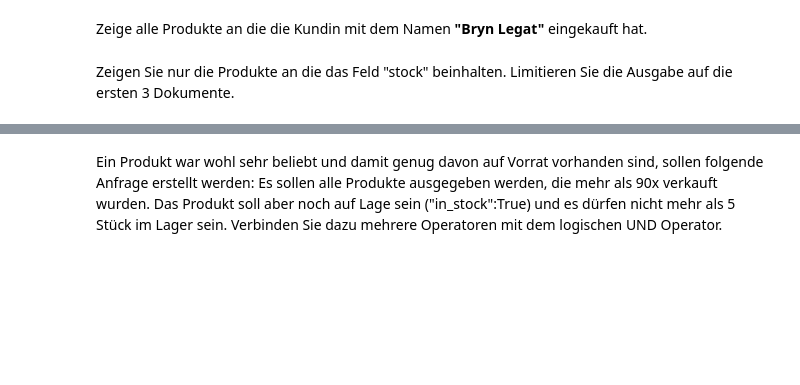
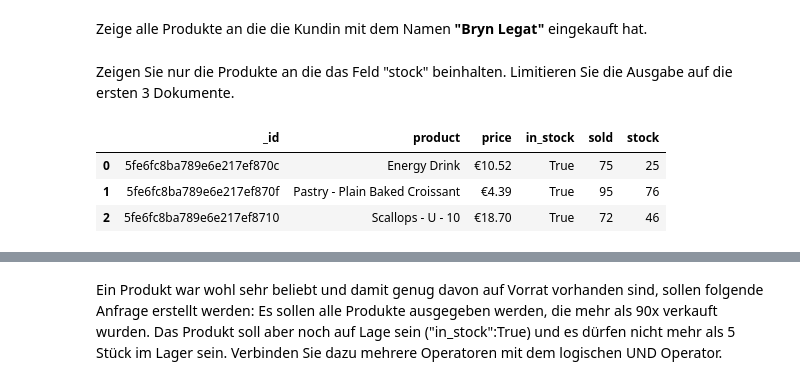
Before and after one commit to orca-nrw/lernmodul-mongodb, a Jupyter notebook: index.ipynb, the cells around one changed output, grey strips where cells are left out. Drawn from its saved outputs; the diff is of its cells as text; code cells hidden in the pictures; blank space fills up the shorter version.

```diff
--- a/index.ipynb
+++ b/index.ipynb
@@ -819,8 +783,13 @@ mongo_lm.show_task(501,df)
 # %% [markdown]
 Zeigen Sie nur die Produkte an die das Feld "stock" beinhalten. Limitieren Sie die Ausgabe auf die ersten 3 Dokumente.
 # %%
-customer_col = store_db["Grocery"]
-result = customer_col.find({"stock":{"$exists":1}}).limit(3)
+grocery_col = store_db["Grocery"]
+result = grocery_col.find({"stock":{"$exists":1}}).limit(3)
 df = pd.DataFrame(result)
 df = df.astype(str)
 mongo_lm.show_task(502,df)
+# %% [output]
+|  | _id | product | price | in_stock | sold | stock |
+| 0 | 5fe6fc8ba789e6e217ef870c | Energy Drink | €10.52 | True | 75 | 25 |
+| 1 | 5fe6fc8ba789e6e217ef870f | Pastry - Plain Baked Croissant | €4.39 | True | 95 | 76 |
+| 2 | 5fe6fc8ba789e6e217ef8710 | Scallops - U - 10 | €18.70 | True | 72 | 46 |
```
Also changed, not shown: parts of 107 cells of this notebook, 3 other files.
